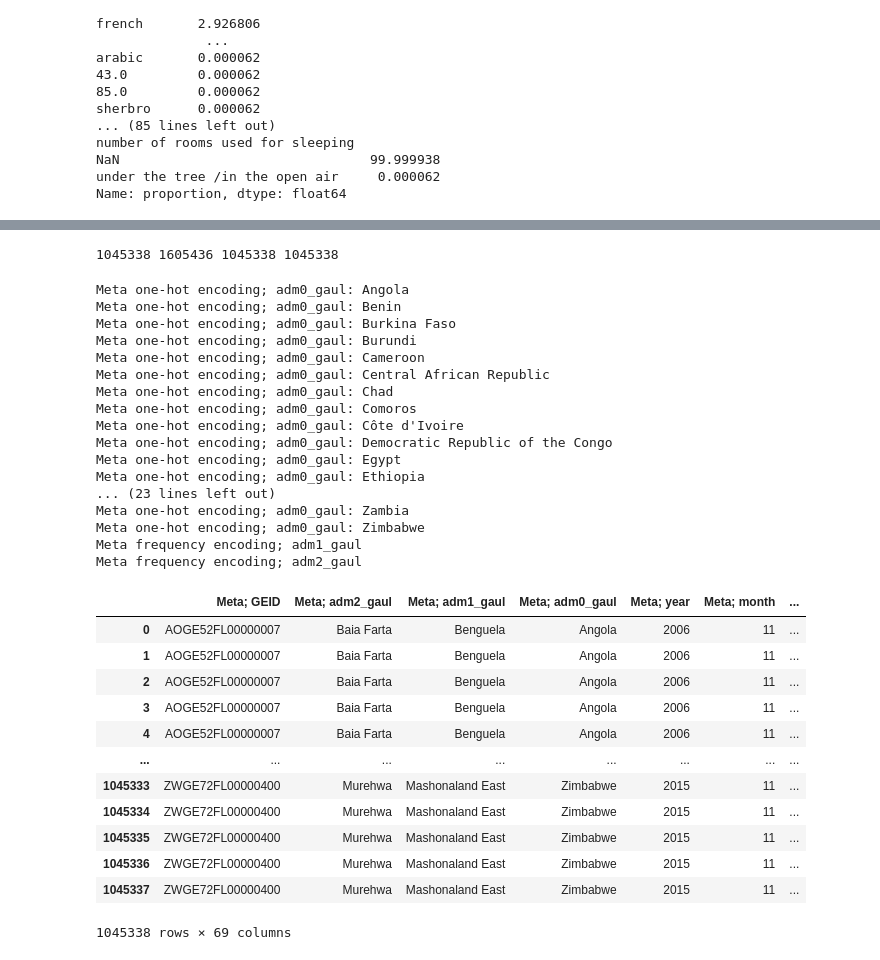
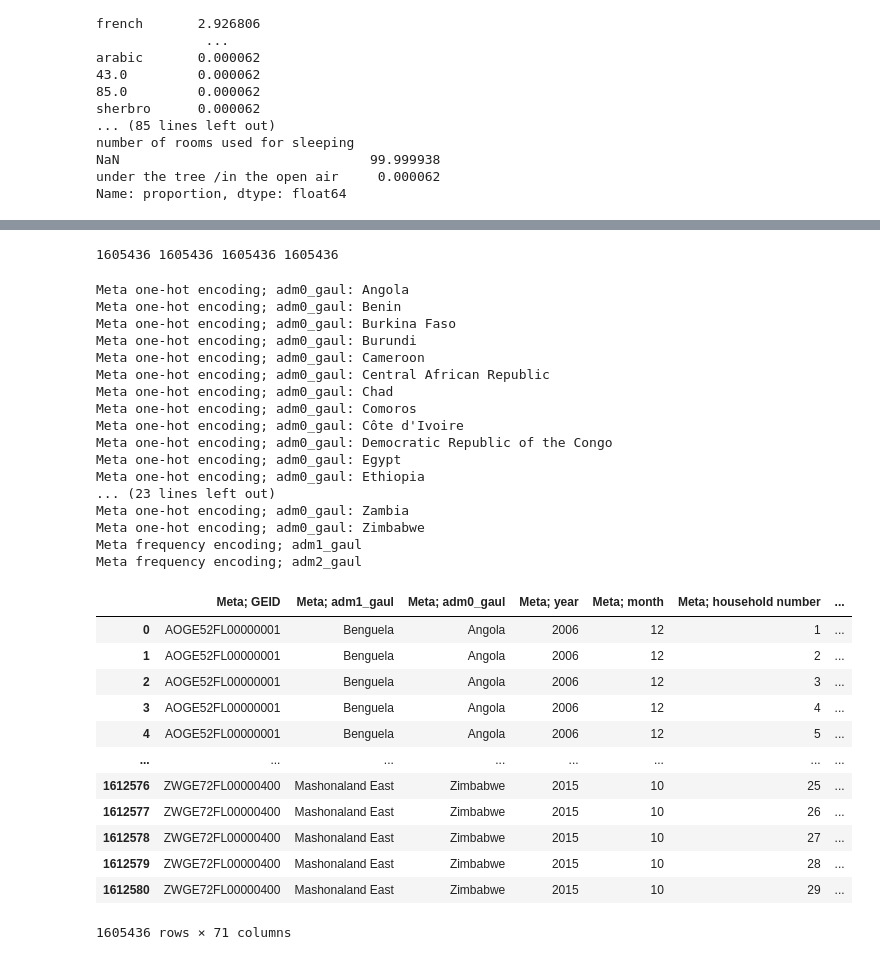
Before and after one commit to gheisenberg/FoodSecurity, a Jupyter notebook: DHS/DHS4_grouping.ipynb, the cells around one changed output, grey strips where cells are left out. Drawn from its saved outputs; the diff is of its cells as text; code cells hidden in the pictures.

```diff
--- a/DHS/DHS4_grouping.ipynb
+++ b/DHS/DHS4_grouping.ipynb
@@ -20,9 +20,9 @@ overwrite_pqt = True
 dataset_type = 'HR'  #, 'BR', 'CR', 'HW', 'IR', 'KR', 'MR', 'PR', 'AR'] ??['AN', 'FC, 'FP', 'HW', 'PV', 'SC'] < 25 surveys
 # 'BR' (birth R), 'HW!' (WHO height/weight standards children), 'IR'/'PR'? (Individual R, hh member R,), 'KR' (children R), 'AR' (HIV R)
 
-urban_rural_all_mode = 'R' # 'all', 'U', 'R'
+urban_rural_all_mode = 'all' # 'all', 'U', 'R'
 # 'adm2_gaul' or 'cluster number' (possibly 'adm1_gaul' etc.); additionally to survey ID
-group_by_cols = ['Meta; GEID_init', 'Meta; cluster number']
+group_by_cols = ['Meta; GEID_init', 'Meta; adm2_gaul']
 preprocessing_f = f"{input_dir}Manually_adjusted_df_V3_{dataset_type}.pkl"
 # unify_columns_f = f"{input_dir}summary_df_V3_{dataset_type}_unify_cols_reviewed.csv"
 locations_f = input_dir + 'locations.csv'
@@ -193,6 +189,7 @@ numeric_df = pd.concat(numeric_columns, axis=1)
 # Create categorical df
 categorical_df = pd.concat(categorical_columns, axis=1)
 
+assert (meta_data_df.index == numeric_df.index).all() & (numeric_df.index == categorical_df.index).all()
 if urban_rural_all_mode == 'all':
     pass
 elif urban_rural_all_mode == 'U':
@@ -205,14 +202,12 @@ elif urban_rural_all_mode == 'R':
     # Adjust numeric and categorical dfs to match the index of meta_data_df
     numeric_df = numeric_df.loc[meta_data_df.index]
     categorical_df = categorical_df.loc[meta_data_df.index]
+else:
+    raise ValueError(f"Wrong urban_rural_mode {urban_rural_all_mode}")
 
+assert (meta_data_df.index == numeric_df.index).all() & (numeric_df.index == categorical_df.index).all()
 
 ### Generate date and co
-print('cluster number' in meta_data_df.columns, 'GEID_init' in meta_data_df.columns)
-print([c for c in meta_data_df.columns if c in ['cluster number', 'GEID_init']])
-# meta_data_df['month of interview'] = meta_data_df['month of interview'].fillna(6)
-# meta_data_df['day of interview'] = meta_data_df['day of interview'].fillna(15)
-
 meta_data_df['year'] = meta_data_df['year of interview'].astype(float).astype('Int32')
 meta_data_df['month'] = meta_data_df['month of interview'].astype(float).astype('Int32')
 meta_data_df['day'] = meta_data_df['day of interview'].astype(float).astype('Int32')
@@ -226,18 +221,21 @@ meta_data_df['date'] = pd.to_datetime(meta_data_df[['year', 'month', 'day']])
 # Group the DataFrame by 'GEID_init' and 'adm2_gaul'/'cluster number'
 grouped = meta_data_df.groupby([c[6:] for c in group_by_cols])
 
-# Calculate the median date for each group and reset the index
-median_date = grouped['date'].median().reset_index()
+# Calculate the median date for each group
+median_date = grouped['date'].median()
 
 # Rename the date column in median_date
-median_date.rename(columns={'date': 'median_date'}, inplace=True)
+median_date.rename('median_date', inplace=True)
 
 # Merge meta_data_df with median_date
-meta_data_df = pd.merge(meta_data_df, median_date, on=[c[6:] for c in group_by_cols], how='left')
+meta_data_df = meta_data_df.join(median_date, on=[c[6:] for c in group_by_cols])
 
 # Convert the median date to separate year, month, and day columns
 meta_data_df['year'] = meta_data_df['median_date'].dt.year.astype('Int32')
 meta_data_df['month'] = meta_data_df['median_date'].dt.month.astype('Int32')
 
-meta_data_df[['year', 'month', 'year of interview', 'month of interview', 'day of interview', 'date', 'median_date']]
+assert (meta_data_df.index == numeric_df.index).all() & (numeric_df.index == categorical_df.index).all()
+
+cols = [c for c in meta_data_df.columns if 'URBAN_RURA' in c]
+meta_data_df[cols].value_counts(dropna=False)
 # %% [output]
@@ -368,7 +384,7 @@ print(len(categorical_df), len(df), len(numeric_df), len(meta_data_df))
 # print('GEID' in categorical_df.columns, 'GEID' in numeric_df.columns, 'GEID' in meta_data_df.columns)
 # print('household number' in categorical_df.columns, 'household number' in numeric_df.columns, 'household number' in meta_data_df.columns)
 # %% [output]
-1045338 1605436 1045338 1045338
+1605436 1605436 1605436 1605436
 # %%
 cols = ['GEID', 'adm2_gaul', 'adm1_gaul', 'adm0_gaul', 'year', 'month', 'household number', 'cluster number', 'date', 'URBAN_RURA']
 cols = ['Meta; ' + c for c in cols]
@@ -382,49 +398,53 @@ for col in meta_data_df.columns:
         print(col)
         cols.append(col)
 
-numeric_df2 = pd.merge(meta_data_df[cols], numeric_df, on=['Meta; GEID', 'Meta; household number'])
+assert (meta_data_df.index == numeric_df.index).all() & (numeric_df.index == categorical_df.index).all()
+
+numeric_df2 = pd.concat([meta_data_df[cols], numeric_df], axis=1)
+
+assert meta_data_df.index.all() == numeric_df2.index.all() == categorical_df.index.all()
 
 #only working when not dropping due to urban/rural mode
 if urban_rural_all_mode == 'all':
     assert len(df) == len(numeric_df2) == len(meta_data_df)
 
 for na, df in [('numeric', numeric_df2), ('cat', categorical_df)]:
     for col in df.columns:
         if '_x' in col:
             print(na, col)
 
 numeric_df2
 # %% [output]
 Meta one-hot encoding; adm0_gaul: Angola
 Meta one-hot encoding; adm0_gaul: Benin
 Meta one-hot encoding; adm0_gaul: Burkina Faso
 Meta one-hot encoding; adm0_gaul: Burundi
 Meta one-hot encoding; adm0_gaul: Cameroon
 Meta one-hot encoding; adm0_gaul: Central African Republic
 Meta one-hot encoding; adm0_gaul: Chad
 Meta one-hot encoding; adm0_gaul: Comoros
 Meta one-hot encoding; adm0_gaul: Côte d'Ivoire
 Meta one-hot encoding; adm0_gaul: Democratic Republic of the Congo
 Meta one-hot encoding; adm0_gaul: Egypt
 Meta one-hot encoding; adm0_gaul: Ethiopia
 ... (23 lines left out)
 Meta one-hot encoding; adm0_gaul: Zambia
 Meta one-hot encoding; adm0_gaul: Zimbabwe
 Meta frequency encoding; adm1_gaul
 Meta frequency encoding; adm2_gaul
-|  | Meta; GEID | Meta; adm2_gaul | Meta; adm1_gaul | Meta; adm0_gaul | Meta; year | Meta; month | ... |
-| 0 | AOGE52FL00000007 | Baia Farta | Benguela | Angola | 2006 | 11 | ... |
-| 1 | AOGE52FL00000007 | Baia Farta | Benguela | Angola | 2006 | 11 | ... |
-| 2 | AOGE52FL00000007 | Baia Farta | Benguela | Angola | 2006 | 11 | ... |
-| 3 | AOGE52FL00000007 | Baia Farta | Benguela | Angola | 2006 | 11 | ... |
-| 4 | AOGE52FL00000007 | Baia Farta | Benguela | Angola | 2006 | 11 | ... |
+|  | Meta; GEID | Meta; adm1_gaul | Meta; adm0_gaul | Meta; year | Meta; month | Meta; household number | ... |
+| 0 | AOGE52FL00000001 | Benguela | Angola | 2006 | 12 | 1 | ... |
+| 1 | AOGE52FL00000001 | Benguela | Angola | 2006 | 12 | 2 | ... |
+| 2 | AOGE52FL00000001 | Benguela | Angola | 2006 | 12 | 3 | ... |
+| 3 | AOGE52FL00000001 | Benguela | Angola | 2006 | 12 | 4 | ... |
+| 4 | AOGE52FL00000001 | Benguela | Angola | 2006 | 12 | 5 | ... |
 | ... | ... | ... | ... | ... | ... | ... | ... |
-| 1045333 | ZWGE72FL00000400 | Murehwa | Mashonaland East | Zimbabwe | 2015 | 11 | ... |
-| 1045334 | ZWGE72FL00000400 | Murehwa | Mashonaland East | Zimbabwe | 2015 | 11 | ... |
-| 1045335 | ZWGE72FL00000400 | Murehwa | Mashonaland East | Zimbabwe | 2015 | 11 | ... |
-| 1045336 | ZWGE72FL00000400 | Murehwa | Mashonaland East | Zimbabwe | 2015 | 11 | ... |
-| 1045337 | ZWGE72FL00000400 | Murehwa | Mashonaland East | Zimbabwe | 2015 | 11 | ... |
+| 1612576 | ZWGE72FL00000400 | Mashonaland East | Zimbabwe | 2015 | 10 | 25 | ... |
+| 1612577 | ZWGE72FL00000400 | Mashonaland East | Zimbabwe | 2015 | 10 | 26 | ... |
+| 1612578 | ZWGE72FL00000400 | Mashonaland East | Zimbabwe | 2015 | 10 | 27 | ... |
+| 1612579 | ZWGE72FL00000400 | Mashonaland East | Zimbabwe | 2015 | 10 | 28 | ... |
+| 1612580 | ZWGE72FL00000400 | Mashonaland East | Zimbabwe | 2015 | 10 | 29 | ... |
-1045338 rows × 69 columns
+1605436 rows × 71 columns
 # %%
 for col in numeric_df2:
     print(col)
```
Also changed, not shown: parts of 15 cells of this notebook, 9 other files.
